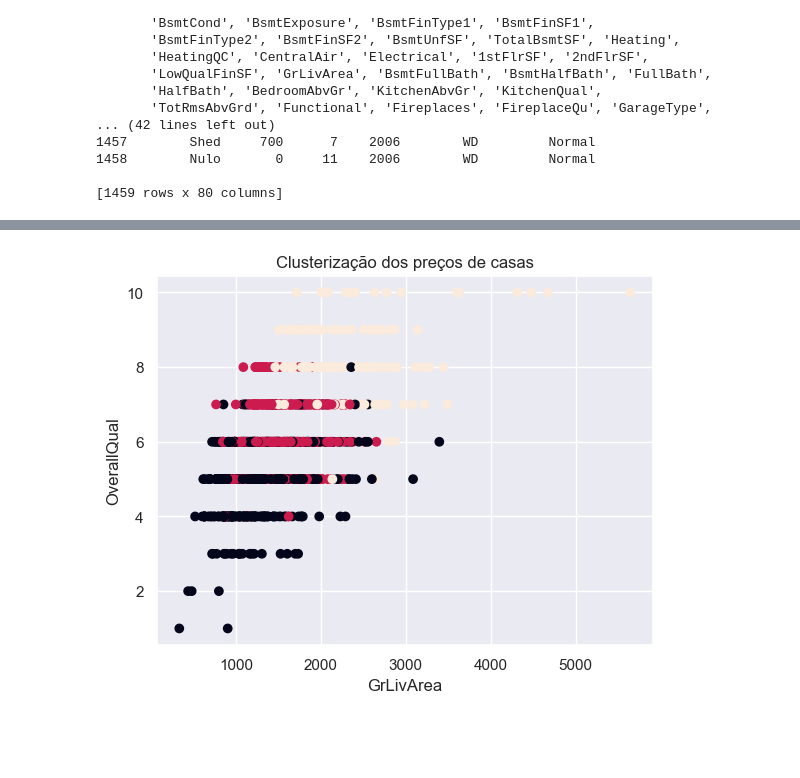
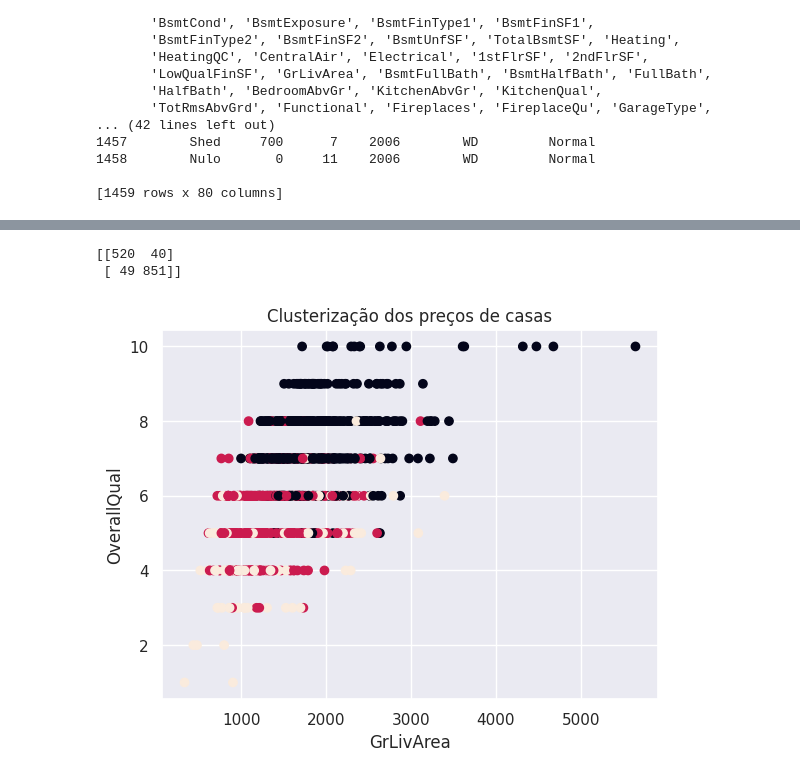
Before and after one commit to DonutsAndBlood/c3-analise, a Jupyter notebook: main.ipynb, the cells around one changed output, grey strips where cells are left out. Saved outputs shown, nothing was run; the diff lists cells and outputs as text; code cells hidden in the pictures; blank space fills up the shorter version.

```diff
--- a/main.ipynb
+++ b/main.ipynb
@@ -309,21 +318,28 @@ plt.show()
+# %%
+cm = confusion_matrix(y_train,y_train_pred)
+# realmente é confuso
+print(cm)
+# %% [output]
+[[520  40]
+ [ 49 851]]
 # %%
 #Clusterização
 
-X_train = df_train[['OverallQual', 'GrLivArea', 'GarageCars', 'TotalBsmtSF', 'YearBuilt']]
+X_train = df_train_encoded[caracteristicas]
 
 scaler = StandardScaler()
 X_scaled = scaler.fit_transform(X_train)
 kmeans = KMeans(n_clusters=3, random_state=42)
 kmeans.fit(X_scaled)
 labels = kmeans.labels_
 df_train['cluster'] = labels
 plt.scatter(X_train['GrLivArea'], X_train['OverallQual'], c=labels)
 plt.xlabel('GrLivArea')
 plt.ylabel('OverallQual')
 plt.title('Clusterização dos preços de casas')
 plt.show()
 # %% [output]
-[figure, old version]
+[figure, new version]
 # %%
 #Redução de dimensionalidade
 pca = PCA(n_components=2)
```
Also changed, not shown: parts of 14 cells of this notebook.
